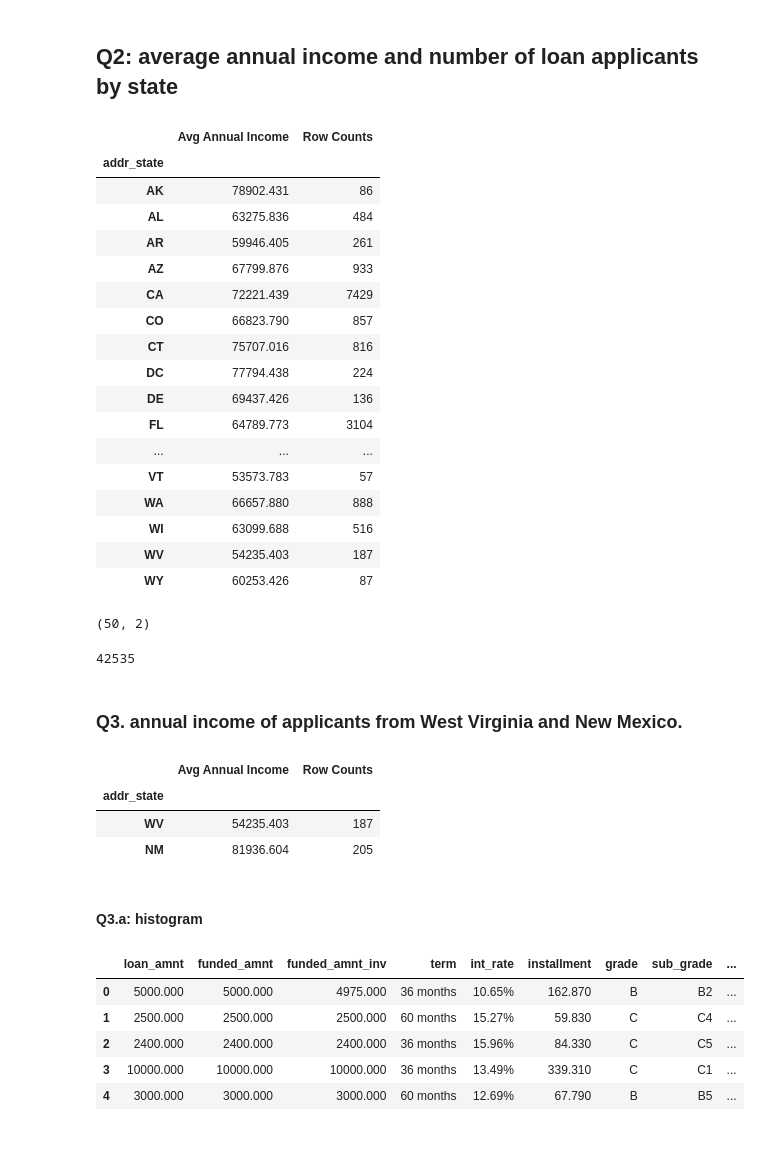
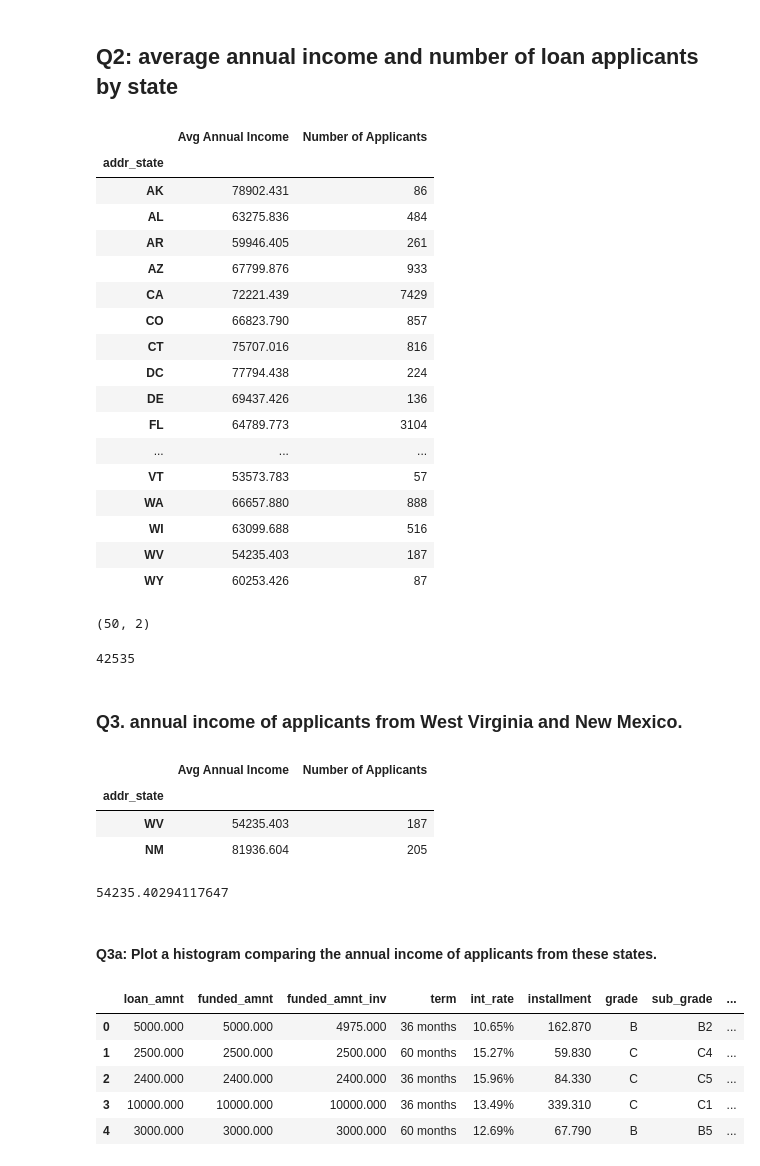
Before and after one commit to shashikumar2010s/AT-T, a Jupyter notebook: EDA.ipynb, the cells around one changed output. Drawn from its saved outputs; the diff is of its cells as text; code cells hidden in the pictures.

```diff
--- a/EDA.ipynb
+++ b/EDA.ipynb
@@ -242,15 +242,15 @@ loan_stat_df['annual_inc'] = grouped
 # %%
 # group by state and compute the mean annual income and row counts
 grouped_app = loan_stat_df.groupby('addr_state').agg({'annual_inc': 'mean', 'addr_state': 'count'})
 
 # rename columns for clarity
-grouped_app = grouped_app.rename(columns={'annual_inc': 'Avg Annual Income', 'addr_state': 'Row Counts'})
+grouped_app = grouped_app.rename(columns={'annual_inc': 'Avg Annual Income', 'addr_state': 'Number of Applicants'})
 
 # display the grouped dataframe
 display(grouped_app)
 print(grouped_app.shape)
 # %% [output]
-|  | Avg Annual Income | Row Counts |
+|  | Avg Annual Income | Number of Applicants |
 | addr_state |  |  |
 | AK | 78902.431 | 86 |
 | AL | 63275.836 | 484 |
@@ -269,22 +269,24 @@ print(grouped_app.shape)
 | WV | 54235.403 | 187 |
 | WY | 60253.426 | 87 |
 (50, 2)
-# %%
-grouped_app['Row Counts'].sum()
-# %% [output]
-42535
+# %%
+grouped_app['Number of Applicants'].sum()
+# %% [output]
+42535
 # %% [markdown]
 ### Q3. annual income of applicants from West Virginia and New Mexico.
 # %%
 grouped_app_wv_nm = grouped_app.loc[['WV','NM']]
 display(grouped_app_wv_nm)
+grouped_app_wv_nm.loc['WV']['Avg Annual Income']
 # %% [output]
-|  | Avg Annual Income | Row Counts |
+|  | Avg Annual Income | Number of Applicants |
 | addr_state |  |  |
 | WV | 54235.403 | 187 |
 | NM | 81936.604 | 205 |
+54235.40294117647
-# %% [markdown]
-#### Q3.a: histogram
+# %% [markdown]
+#### Q3a: Plot a histogram comparing the annual income of applicants from these states.
 # %%
 loan_stat_df.head()
 # %% [output]
```
Also changed, not shown: parts of 21 cells of this notebook.
